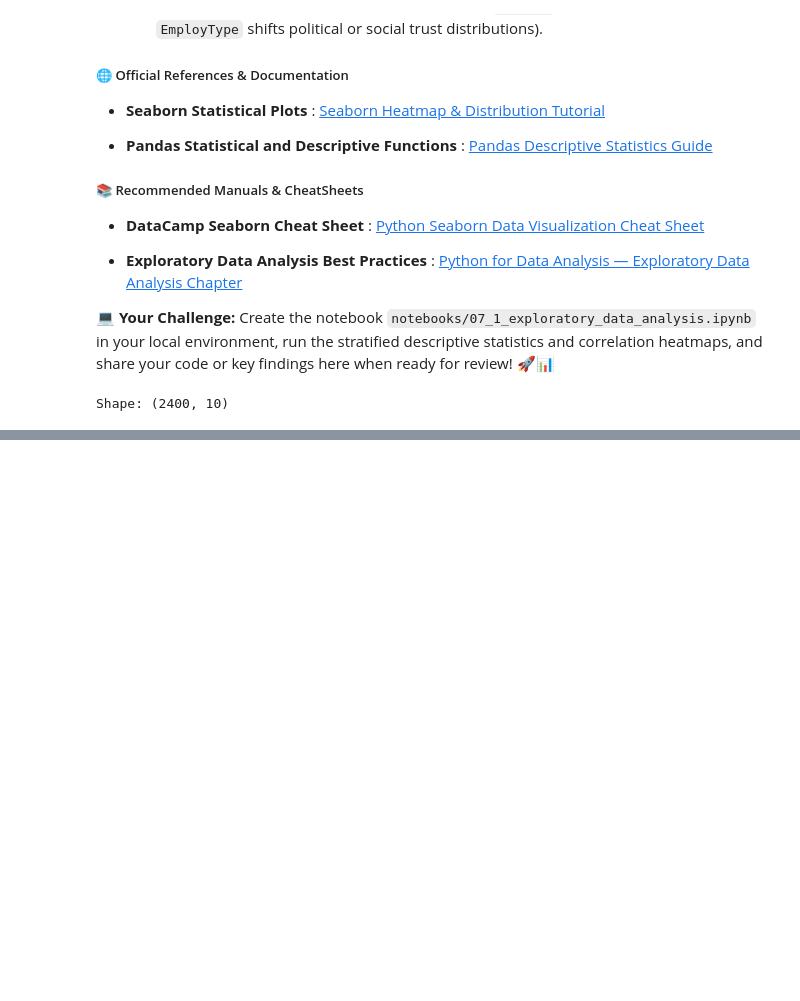
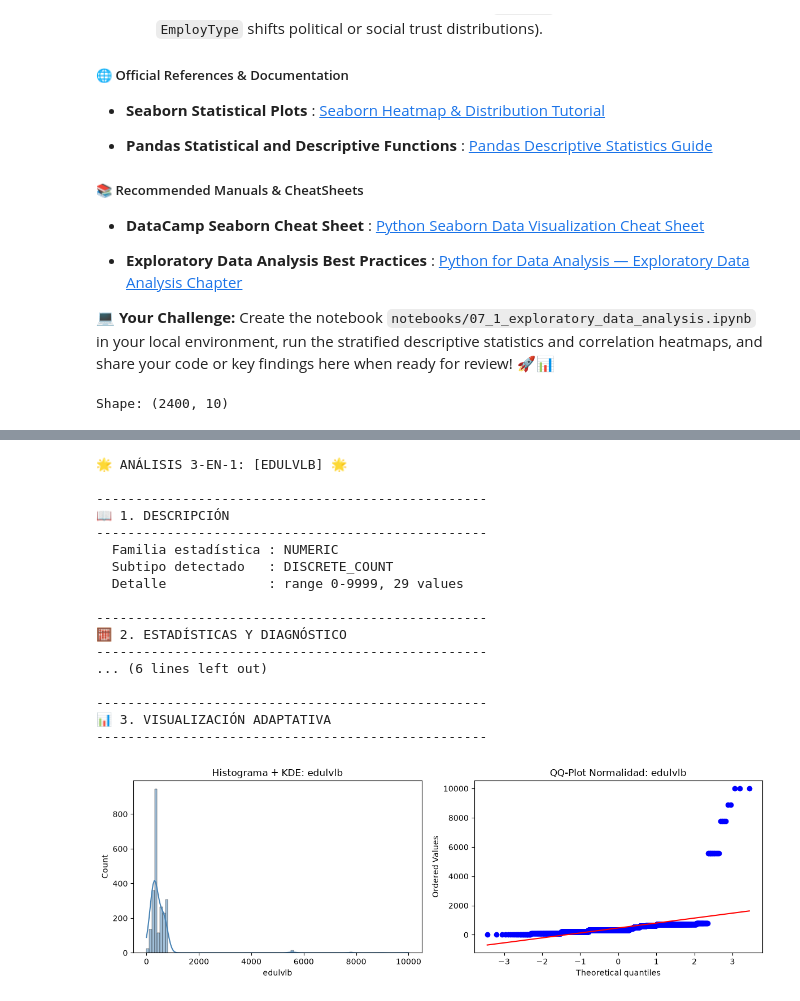
Before and after one commit to JosBerGon34/DataScienceCourse, a Jupyter notebook: notebooks/Ex7.1.ipynb, the cells around one changed output, grey strips where cells are left out. Drawn from its saved outputs; the diff is of its cells as text; code cells hidden in the pictures; blank space fills up the shorter version.

```diff
--- a/notebooks/Ex7.1.ipynb
+++ b/notebooks/Ex7.1.ipynb
@@ -140,0 +239,21 @@ Shape: (2400, 10)
+# %%
+ds3on1(df_71, 'edulvlb', Desc=True, Stat=True, Graph=True)
+# %% [output]
+🌟 ANÁLISIS 3-EN-1: [EDULVLB] 🌟
+
+--------------------------------------------------
+📖 1. DESCRIPCIÓN
+--------------------------------------------------
+  Familia estadística : NUMERIC
+  Subtipo detectado   : DISCRETE_COUNT
+  Detalle             : range 0-9999, 29 values
+
+--------------------------------------------------
+🧮 2. ESTADÍSTICAS Y DIAGNÓSTICO
+--------------------------------------------------
+... (6 lines left out)
+
+--------------------------------------------------
+📊 3. VISUALIZACIÓN ADAPTATIVA
+--------------------------------------------------
+[figure, added]
```
Also changed, not shown: parts of 16 cells of this notebook.
